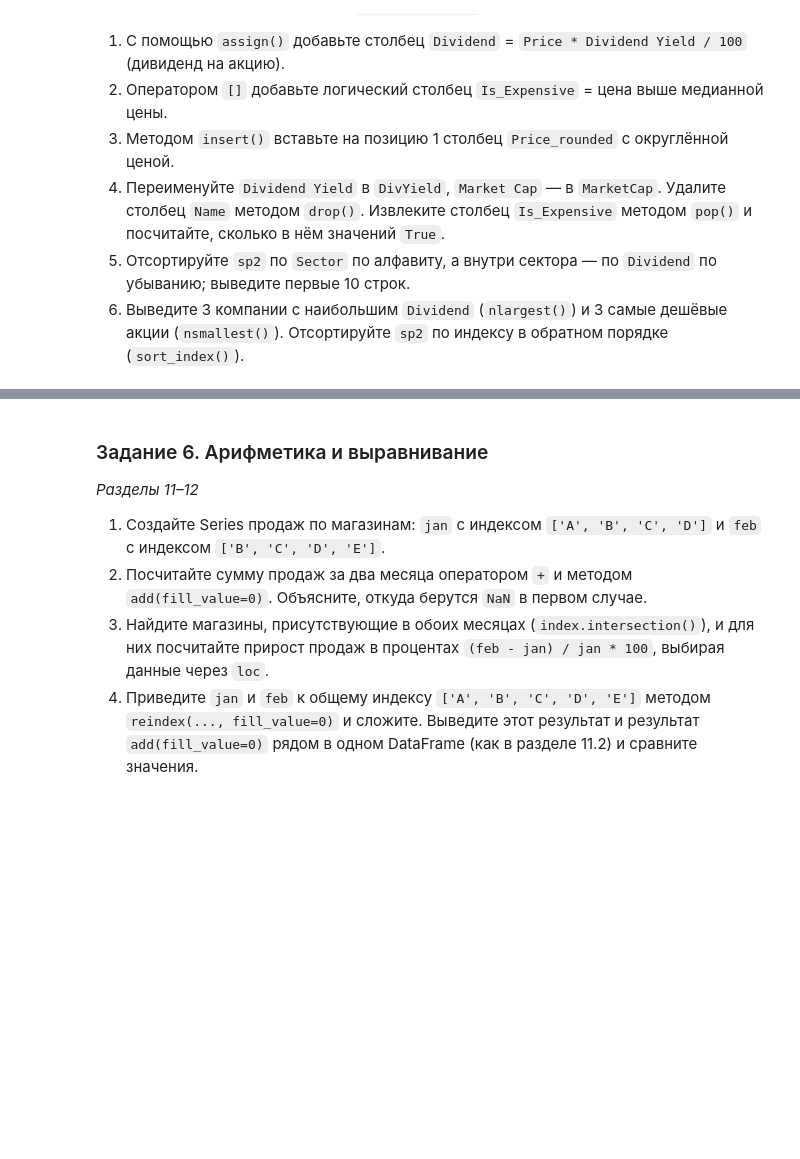
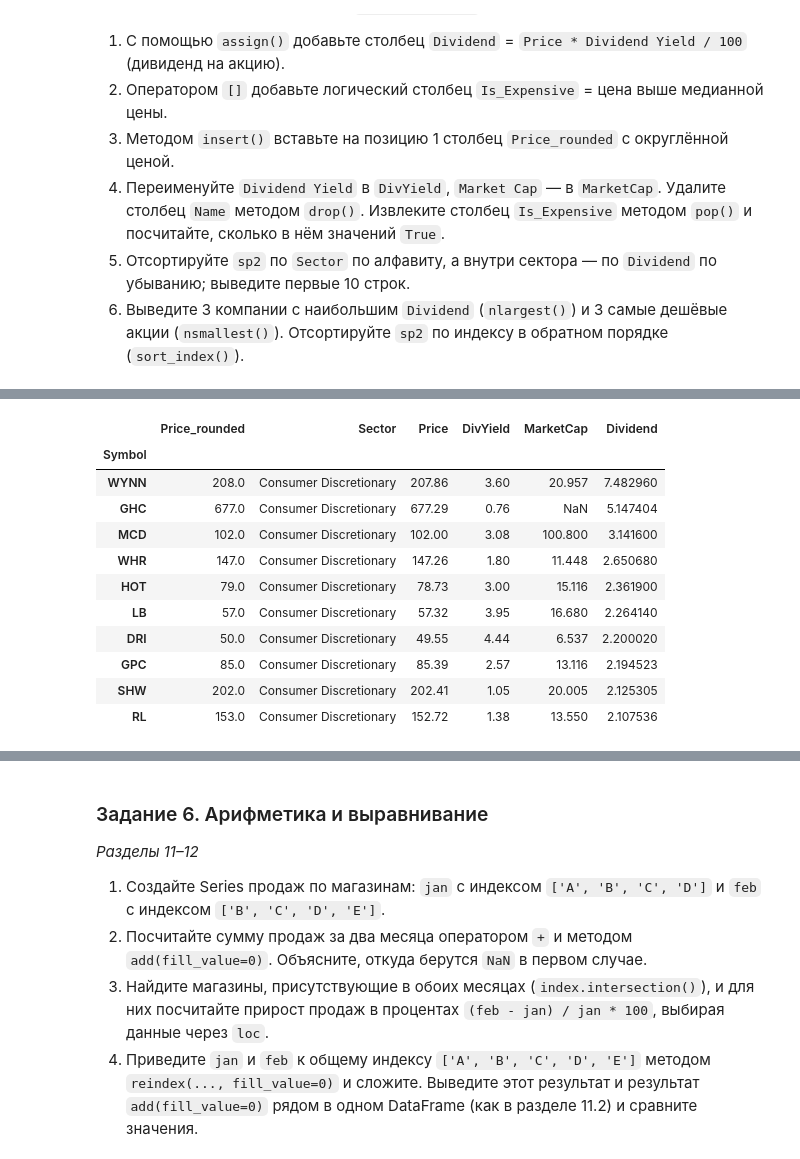
Before and after one commit to LonsdaleV/pyth_labs, a Jupyter notebook: ЛР4 Data-Structures_and_Indexing.ipynb, the cells around one changed output, grey strips where cells are left out. Saved outputs shown, nothing was run; the diff lists cells and outputs as text; code cells hidden in the pictures; blank space fills up the shorter version.

```diff
--- a/ЛР4 Data-Structures_and_Indexing.ipynb
+++ b/ЛР4 Data-Structures_and_Indexing.ipynb
@@ -1102,4 +1135,10 @@ dtype: int64
 5. Очистите названия секторов так, как показано в разделе 5 (`str.strip()` и `replace()`), и выведите число уникальных секторов `nunique()`.
 6. Сохраните первые 20 строк в Excel и JSON (`orient='records'`), прочитайте обратно функциями `read_excel()` и `read_json()` и проверьте совпадение методом `equals()`.
 # %%
-# Решение задания 2
+# 1
+display(pd.read_csv(DATA_PATH, nrows=5))
+
+sp = pd.read_csv(DATA_PATH,
+                 usecols=['Symbol', 'Name', 'Sector', 'Price', 'Dividend Yield', 'Market Cap'],
+                 index_col='Symbol')
+sp.head(3)
@@ -1105,0 +1223,4 @@ dtype: int64
+# %%
+# 5
+sp['Sector'] = sp['Sector'].str.strip().replace({'Industries': 'Industrials'})
+print('Уникальных секторов после очистки:', sp['Sector'].nunique())
@@ -1137,4 +1394,20 @@ dtype: int64
 5. Отсортируйте `sp2` по `Sector` по алфавиту, а внутри сектора — по `Dividend` по убыванию; выведите первые 10 строк.
 6. Выведите 3 компании с наибольшим `Dividend` (`nlargest()`) и 3 самые дешёвые акции (`nsmallest()`). Отсортируйте `sp2` по индексу в обратном порядке (`sort_index()`).
 # %%
-# Решение задания 5
+sp2 = sp.copy()
+
+# 1
+sp2 = sp2.assign(Dividend=sp2['Price'] * sp2['Dividend Yield'] / 100)
+
+# 2
+sp2['Is_Expensive'] = sp2['Price'] > sp2['Price'].median()
+
+# 3
+sp2.insert(1, 'Price_rounded', sp2['Price'].round())
+
+# 4
+sp2 = sp2.rename(columns={'Dividend Yield': 'DivYield', 'Market Cap': 'MarketCap'})
+sp2 = sp2.drop(columns=['Name'])
+is_exp = sp2.pop('Is_Expensive')
+print('Количество True в Is_Expensive:', is_exp.sum())
+sp2.head(3)
@@ -1140,0 +1421,16 @@ dtype: int64
+# %%
+# 5
+sp2.sort_values(by=['Sector', 'Dividend'], ascending=[True, False]).head(10)
+# %% [output]
+|  | Price_rounded | Sector | Price | DivYield | MarketCap | Dividend |
+| Symbol |  |  |  |  |  |  |
+| WYNN | 208.0 | Consumer Discretionary | 207.86 | 3.60 | 20.957 | 7.482960 |
+| GHC | 677.0 | Consumer Discretionary | 677.29 | 0.76 | NaN | 5.147404 |
+| MCD | 102.0 | Consumer Discretionary | 102.00 | 3.08 | 100.800 | 3.141600 |
+| WHR | 147.0 | Consumer Discretionary | 147.26 | 1.80 | 11.448 | 2.650680 |
+| HOT | 79.0 | Consumer Discretionary | 78.73 | 3.00 | 15.116 | 2.361900 |
+| LB | 57.0 | Consumer Discretionary | 57.32 | 3.95 | 16.680 | 2.264140 |
+| DRI | 50.0 | Consumer Discretionary | 49.55 | 4.44 | 6.537 | 2.200020 |
+| GPC | 85.0 | Consumer Discretionary | 85.39 | 2.57 | 13.116 | 2.194523 |
+| SHW | 202.0 | Consumer Discretionary | 202.41 | 1.05 | 20.005 | 2.125305 |
+| RL | 153.0 | Consumer Discretionary | 152.72 | 1.38 | 13.550 | 2.107536 |
```
Also changed, not shown: parts of 35 cells of this notebook.
